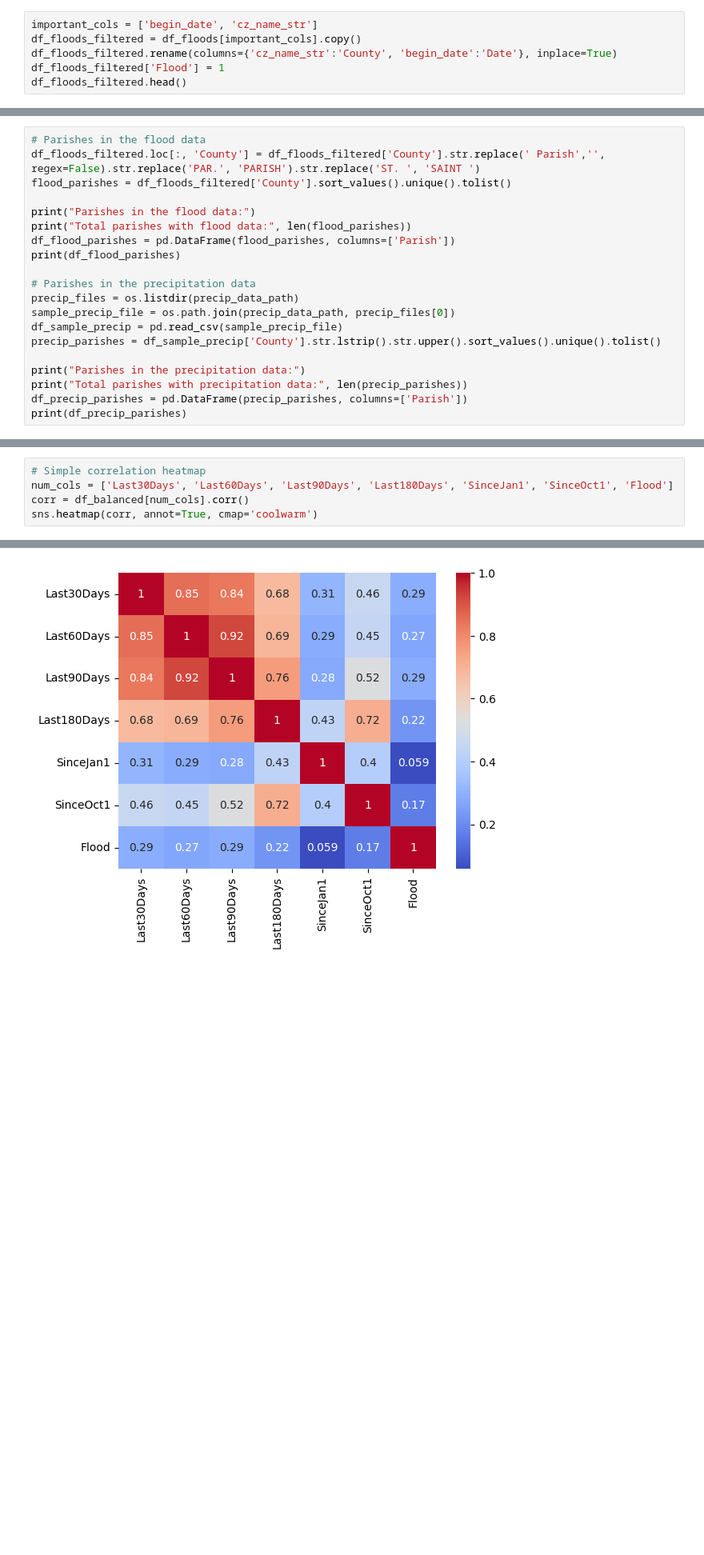
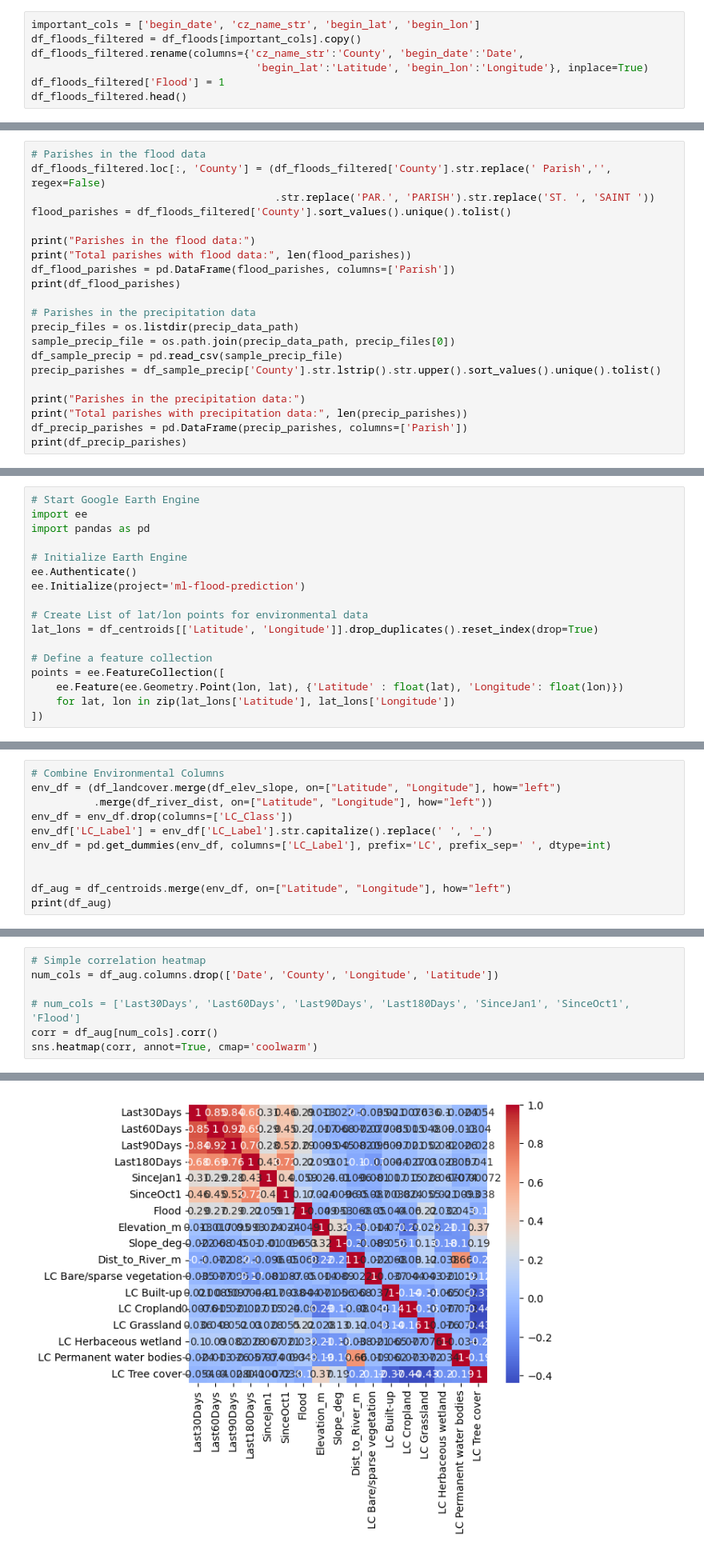
Before and after one commit to QuinnMcGill/MLFloodPrediction, a Jupyter notebook: dataset_creation.ipynb, the cells around one changed output, grey strips where cells are left out. Shown: that part at 80% size. Drawn from its saved outputs; the diff is of its cells as text; blank space fills up the shorter version.

```diff
--- a/dataset_creation.ipynb
+++ b/dataset_creation.ipynb
@@ -86,9 +86,10 @@ Data columns (total 39 columns):
 dtypes: float64(4), int64(14), object(21)
 memory usage: 33.9+ KB
 # %%
-important_cols = ['begin_date', 'cz_name_str']
+important_cols = ['begin_date', 'cz_name_str', 'begin_lat', 'begin_lon']
 df_floods_filtered = df_floods[important_cols].copy()
-df_floods_filtered.rename(columns={'cz_name_str':'County', 'begin_date':'Date'}, inplace=True)
+df_floods_filtered.rename(columns={'cz_name_str':'County', 'begin_date':'Date',
+                                    'begin_lat':'Latitude', 'begin_lon':'Longitude'}, inplace=True)
 df_floods_filtered['Flood'] = 1
 df_floods_filtered.head()
 # %% [output]
@@ -165,7 +168,8 @@ date_list = flood_dates.tolist()
 #         print(f"No precipitation data found for {date_str}")
 # %%
 # Parishes in the flood data
-df_floods_filtered.loc[:, 'County'] = df_floods_filtered['County'].str.replace(' Parish','', regex=False).str.replace('PAR.', 'PARISH').str.replace('ST. ', 'SAINT ')
+df_floods_filtered.loc[:, 'County'] = (df_floods_filtered['County'].str.replace(' Parish','', regex=False)
+                                       .str.replace('PAR.', 'PARISH').str.replace('ST. ', 'SAINT '))
 flood_parishes = df_floods_filtered['County'].sort_values().unique().tolist()
 
 print("Parishes in the flood data:")
@@ -297,0 +396,17 @@ Name: count, dtype: int64
+# %%
+# Start Google Earth Engine
+import ee
+import pandas as pd
+
+# Initialize Earth Engine
+ee.Authenticate()
+ee.Initialize(project='ml-flood-prediction')
+
+# Create List of lat/lon points for environmental data
+lat_lons = df_centroids[['Latitude', 'Longitude']].drop_duplicates().reset_index(drop=True)
+
+# Define a feature collection
+points = ee.FeatureCollection([
+    ee.Feature(ee.Geometry.Point(lon, lat), {'Latitude' : float(lat), 'Longitude': float(lon)})
+    for lat, lon in zip(lat_lons['Latitude'], lat_lons['Longitude'])
+])
@@ -297,0 +575,11 @@ Name: count, dtype: int64
+# %%
+# Combine Environmental Columns
+env_df = (df_landcover.merge(df_elev_slope, on=["Latitude", "Longitude"], how="left")
+          .merge(df_river_dist, on=["Latitude", "Longitude"], how="left"))
+env_df = env_df.drop(columns=['LC_Class'])
+env_df['LC_Label'] = env_df['LC_Label'].str.capitalize().replace(' ', '_')
+env_df = pd.get_dummies(env_df, columns=['LC_Label'], prefix='LC', prefix_sep=' ', dtype=int)
+
+
+df_aug = df_centroids.merge(env_df, on=["Latitude", "Longitude"], how="left")
+print(df_aug)
@@ -298,11 +604,13 @@ Name: count, dtype: int64
 # %%
 # Simple correlation heatmap
-num_cols = ['Last30Days', 'Last60Days', 'Last90Days', 'Last180Days', 'SinceJan1', 'SinceOct1', 'Flood']
-corr = df_balanced[num_cols].corr()
+num_cols = df_aug.columns.drop(['Date', 'County', 'Longitude', 'Latitude'])
+
+# num_cols = ['Last30Days', 'Last60Days', 'Last90Days', 'Last180Days', 'SinceJan1', 'SinceOct1', 'Flood']
+corr = df_aug[num_cols].corr()
 sns.heatmap(corr, annot=True, cmap='coolwarm')
 # %% [output]
 <Axes: >
-[figure, old version]
+[figure, new version]
 # %%
 # simple linear regression model to see where we stand
 from sklearn.model_selection import train_test_split
```
Also changed, not shown: parts of 12 cells of this notebook, 4 other files.
